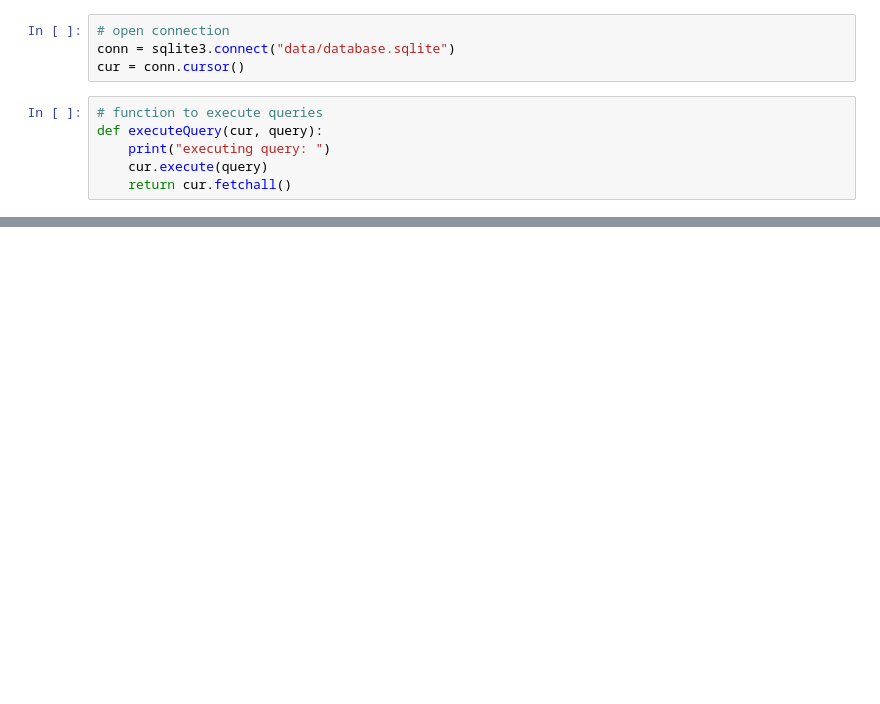
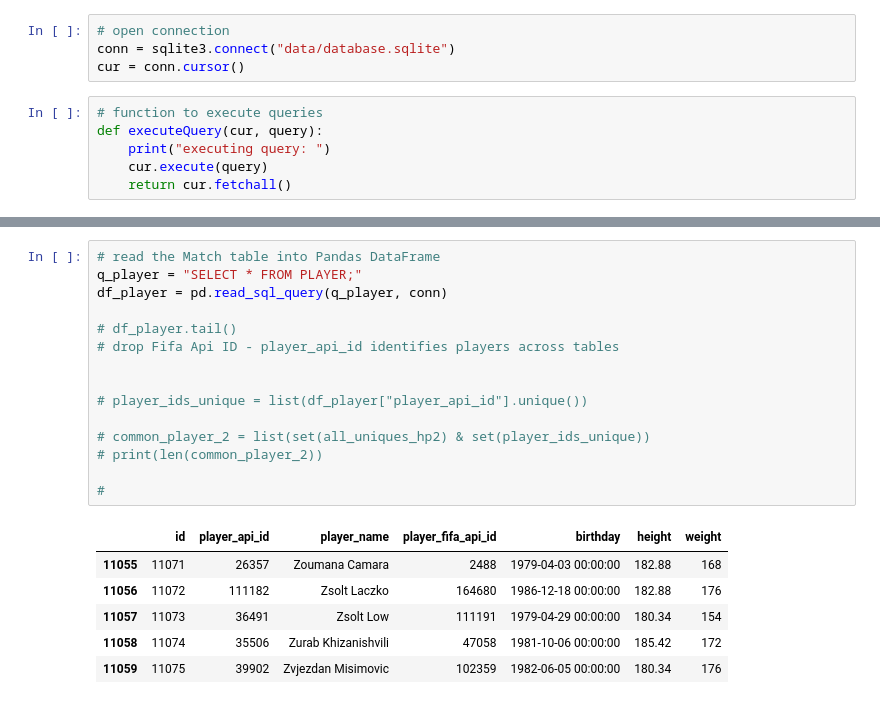
Before and after one commit to mannanrehbari/ml-project-soccer-analysis, a Jupyter notebook: soccer-analysis.ipynb, the cells around one changed output, grey strips where cells are left out. Cells and saved outputs as stored; diff of their text form; blank space fills up the shorter version.

```diff
--- a/soccer-analysis.ipynb
+++ b/soccer-analysis.ipynb
@@ -23,0 +70,22 @@ executing query:
+# %%
+# read the Match table into Pandas DataFrame
+q_player = "SELECT * FROM PLAYER;"
+df_player = pd.read_sql_query(q_player, conn)
+
+# df_player.tail()
+# drop Fifa Api ID - player_api_id identifies players across tables
+
+
+# player_ids_unique = list(df_player["player_api_id"].unique())
+
+# common_player_2 = list(set(all_uniques_hp2) & set(player_ids_unique))
+# print(len(common_player_2))
+
+#
+# %% [output]
+|  | id | player_api_id | player_name | player_fifa_api_id | birthday | height | weight |
+| 11055 | 11071 | 26357 | Zoumana Camara | 2488 | 1979-04-03 00:00:00 | 182.88 | 168 |
+| 11056 | 11072 | 111182 | Zsolt Laczko | 164680 | 1986-12-18 00:00:00 | 182.88 | 176 |
+| 11057 | 11073 | 36491 | Zsolt Low | 111191 | 1979-04-29 00:00:00 | 180.34 | 154 |
+| 11058 | 11074 | 35506 | Zurab Khizanishvili | 47058 | 1981-10-06 00:00:00 | 185.42 | 172 |
+| 11059 | 11075 | 39902 | Zvjezdan Misimovic | 102359 | 1982-06-05 00:00:00 | 180.34 | 176 |
```
Also changed, not shown: parts of 18 cells of this notebook, 1 other file.
